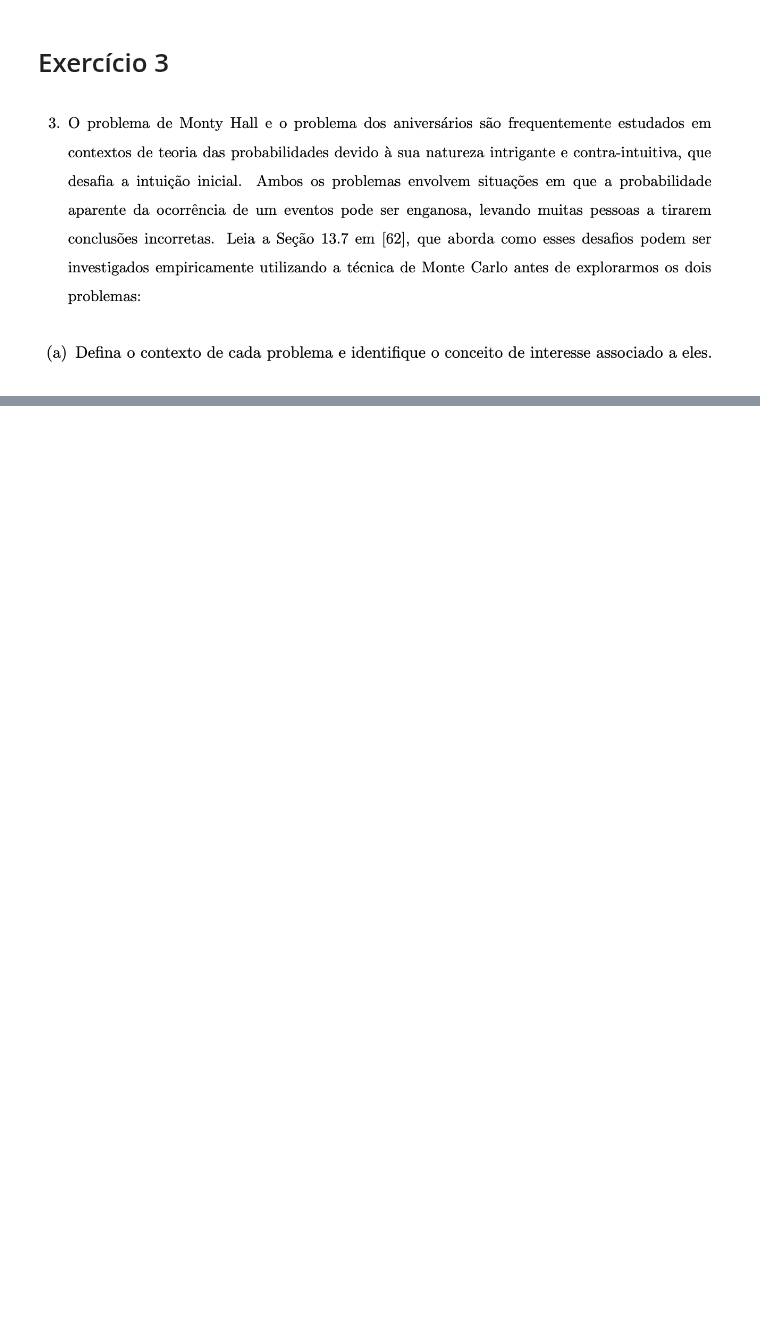
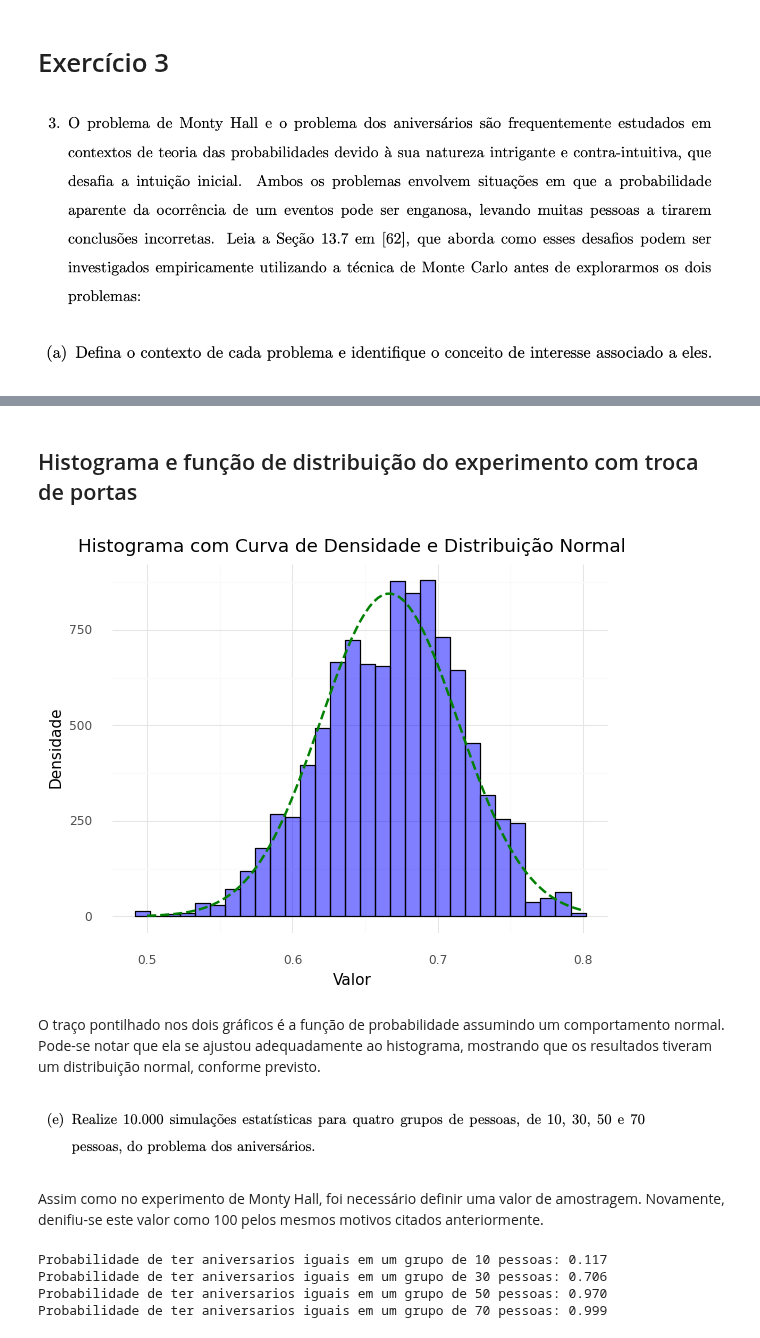
Before and after one commit to pdcos/analise_visual_ciencia_de_dados, a Jupyter notebook: participacao_7/solutions_7.ipynb, the cells around one changed output, grey strips where cells are left out. Cells and saved outputs as stored; diff of their text form; code cells hidden in the pictures; blank space fills up the shorter version.

```diff
--- a/participacao_7/solutions_7.ipynb
+++ b/participacao_7/solutions_7.ipynb
@@ -76,0 +240,69 @@ Probabilidade de sair cara, coroa, cara: 0.125
+# %% [markdown]
+## Histograma e função de distribuição do experimento com troca de portas
+# %%
+data = pd.DataFrame({'value': prob_vitorias_com_troca})
+
+mean_val = np.mean(data['value'])
+std_val = np.std(data['value'])
+
+bins = 30
+
+# Calcula o intervalo dos bins
+bin_width = (data['value'].max() - data['value'].min()) / bins
+n = len(data['value'])
+
+# Função para calcular a densidade da distribuição normal ajustada à escala do histograma
+normal_dist = lambda x: (1/(std_val * np.sqrt(2 * np.pi))) * np.exp(-0.5 * ((x - mean_val) / std_val)**2) * bin_width * n
+
+# Plota o histograma com a curva de densidade dos dados e a distribuição normal ajustada
+plot = (
+    ggplot(data, aes(x='value')) +
+    geom_histogram(bins=bins, fill="blue", alpha=0.5, color="black") +  # Ajusta o histograma para densidade
+    stat_function(fun=normal_dist, color="green", size=1, linetype="dashed") +  # Curva de densidade normal ajustada
+    theme_minimal() +
+    labs(title="Histograma com Curva de Densidade e Distribuição Normal",
+         x="Valor", y="Densidade")
+)
+
+print(plot)
+# %% [output]
+[figure, added]
+# %% [markdown]
+O traço pontilhado nos dois gráficos é a função de probabilidade assumindo um comportamento normal. Pode-se notar que ela se ajustou adequadamente ao histograma, mostrando que os resultados tiveram um distribuição normal, conforme previsto.
+# %% [markdown]
+![image.png](attachment:image.png)
+# %% [markdown]
+Assim como no experimento de Monty Hall, foi necessário definir uma valor de amostragem. Novamente, denifiu-se este valor como 100 pelos mesmos motivos citados anteriormente.
+# %%
+def simulacao_aniversarios(num_experimentos, tam_grupo):
+    aniversarios = np.random.randint(1, 366, size=(num_experimentos, tam_grupo))
+    num_aniversarios_iguais = np.sum([len(set(aniversario)) < tam_grupo for aniversario in aniversarios])
+    prob = num_aniversarios_iguais / num_experimentos
+    return prob
+
+def experimentos_aniversarios(num_experimentos, tam_grupo, num_amostras, seed=42):
+    np.random.seed(seed)
+
+    probs = []
+
+    for _ in range(num_experimentos):
+        probs.append(simulacao_aniversarios(num_amostras, tam_grupo))
+
+    return np.array(probs)
+
+probs_10 = experimentos_aniversarios(10000, 10, 100)
+print(f'Probabilidade de ter aniversarios iguais em um grupo de 10 pessoas: {np.mean(probs_10):.3f}')
+
+probs_30 = experimentos_aniversarios(10000, 30, 100)
+print(f'Probabilidade de ter aniversarios iguais em um grupo de 30 pessoas: {np.mean(probs_30):.3f}')
+
+probs_50 = experimentos_aniversarios(10000, 50, 100)
+print(f'Probabilidade de ter aniversarios iguais em um grupo de 50 pessoas: {np.mean(probs_50):.3f}')
+
+probs_70 = experimentos_aniversarios(10000, 70, 100)
+print(f'Probabilidade de ter aniversarios iguais em um grupo de 70 pessoas: {np.mean(probs_70):.3f}')
+# %% [output]
+Probabilidade de ter aniversarios iguais em um grupo de 10 pessoas: 0.117
+Probabilidade de ter aniversarios iguais em um grupo de 30 pessoas: 0.706
+Probabilidade de ter aniversarios iguais em um grupo de 50 pessoas: 0.970
+Probabilidade de ter aniversarios iguais em um grupo de 70 pessoas: 0.999
```
Also changed, not shown: parts of 35 cells of this notebook.
